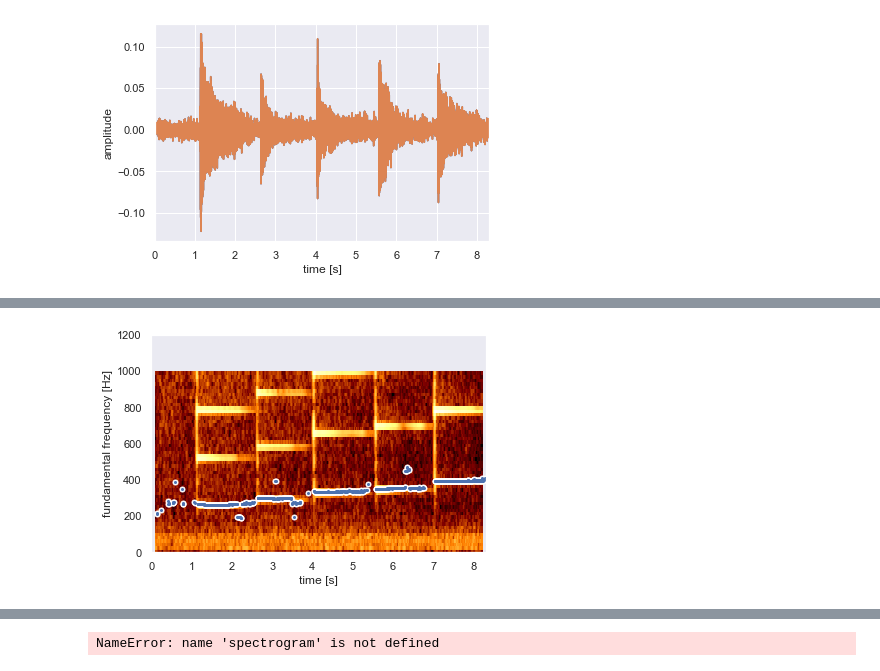
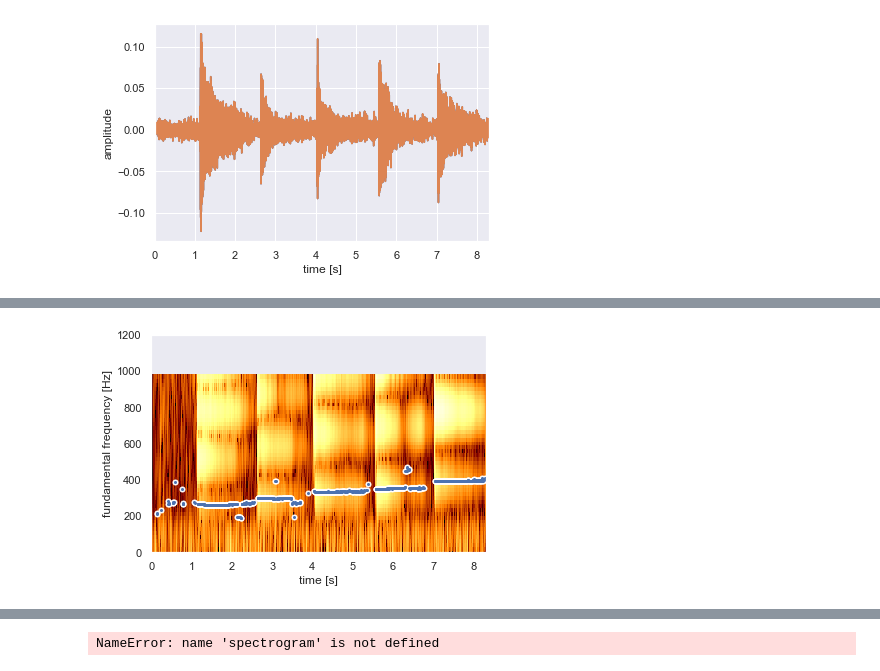
Before and after one commit to ScorpionXiezi/RhythmHound, a Jupyter notebook: Untitled.ipynb, the cells around one changed output, grey strips where cells are left out. Cells and saved outputs as stored; diff of their text form; code cells hidden in the pictures.

```diff
--- a/Untitled.ipynb
+++ b/Untitled.ipynb
@@ -69,13 +69,6 @@ def draw_spectrogram(spectrogram, dynamic_range=70):
     plt.ylim([spectrogram.ymin, spectrogram.ymax])
     plt.xlabel("time [s]")
     plt.ylabel("frequency [Hz]")
-
-def draw_intensity(intensity):
-    plt.plot(intensity.xs(), intensity.values.T, linewidth=3, color='w')
-    plt.plot(intensity.xs(), intensity.values.T, linewidth=1)
-    plt.grid(False)
-    plt.ylim(0)
-    plt.ylabel("intensity [dB]")
 
 def draw_pitch(pitch):
     # Extract selected pitch contour, and
@@ -88,13 +81,16 @@ def draw_pitch(pitch):
     plt.ylim(0, pitch.ceiling)
     plt.ylabel("fundamental frequency [Hz]")
 
-intensity = snd.to_intensity()
+
+##time step
+time_step = 0.01
+##--------
 
 pre_emphasized_snd = snd.copy()
 pre_emphasized_snd.pre_emphasize()
-spectrogram = pre_emphasized_snd.to_spectrogram(window_length=0.1, maximum_frequency=1000)
+spectrogram = pre_emphasized_snd.to_spectrogram(window_length=time_step, maximum_frequency=1000)
 
-pitch = snd.to_pitch()
+pitch = snd.to_pitch(time_step=time_step)
 
 pitch = parselmouth.Pitch.kill_octave_jumps(pitch)
 print(pitch)
@@ -115,15 +111,15 @@ Date: Sat Oct 26 17:46:54 2019
 
 Time domain:
    Start time: 0 seconds
    End time: 8.311292517006803 seconds
    Total duration: 8.311292517006803 seconds
 Time sampling:
    Number of frames: 828 (624 voiced)
    Time step: 0.01 seconds
    First frame centred at: 0.020646258503402067 seconds
 ... (18 lines left out)
 Standard deviation: 52.5 Hz = 33.11 Mel = 2.875 semitones = 0.8874 ERB
 
 Mean absolute slope: 231.5 Hz/s = 146 Mel/s = 12.81 semitones/s = 3.92 ERB/s
 Mean absolute slope without octave jumps: 12.81 semitones/s
-[figure, old version]
+[figure, new version]
```
Also changed, not shown: parts of 4 cells of this notebook, 35 other files.
